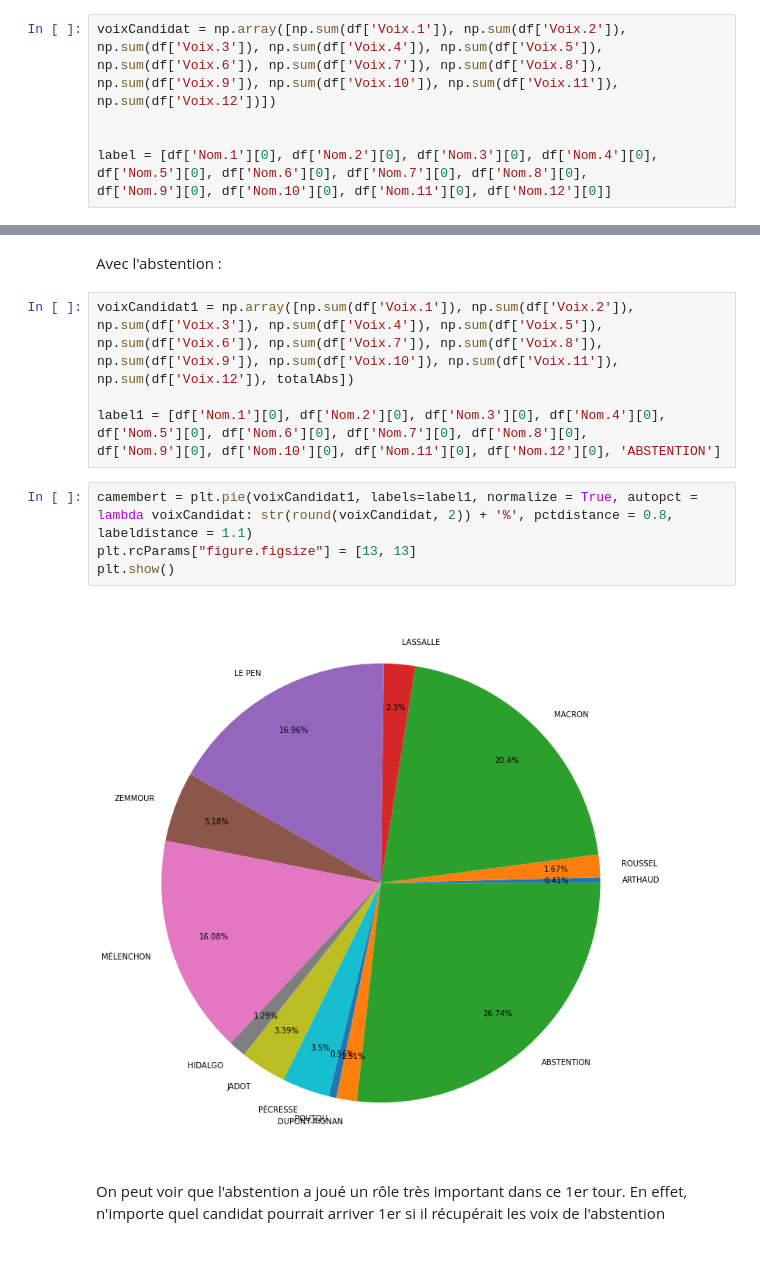
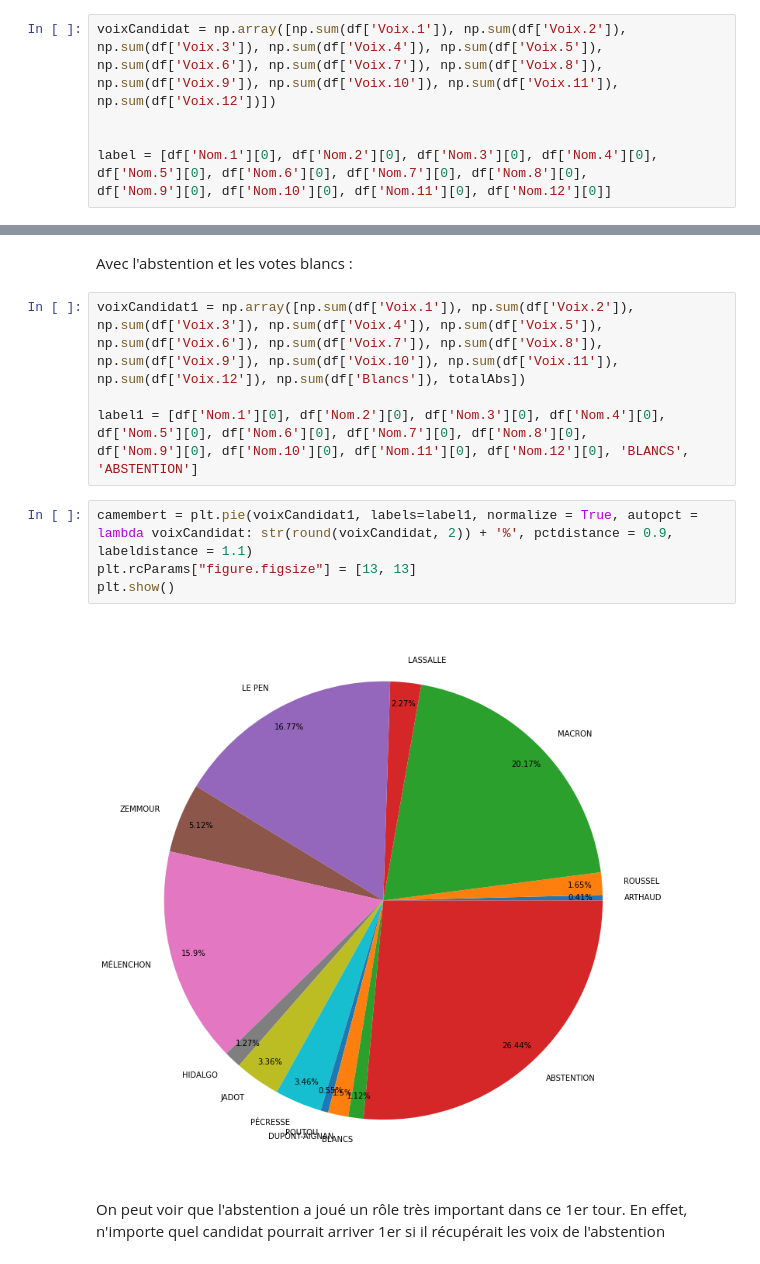
Before and after one commit to BaderEK/AnalyseDeDonnees, a Jupyter notebook: Groupe 2/Groupe 2/rendu.ipynb, the cells around one changed output, grey strips where cells are left out. Cells and saved outputs as stored; diff of their text form.

```diff
--- a/Groupe 2/Groupe 2/rendu.ipynb
+++ b/Groupe 2/Groupe 2/rendu.ipynb
@@ -84,17 +91,17 @@ plt.show()
 # %% [markdown]
-Avec l'abstention :
+Avec l'abstention et les votes blancs :
 # %%
 voixCandidat1 = np.array([np.sum(df['Voix.1']), np.sum(df['Voix.2']), np.sum(df['Voix.3']), np.sum(df['Voix.4']), np.sum(df['Voix.5']),
-np.sum(df['Voix.6']), np.sum(df['Voix.7']), np.sum(df['Voix.8']), np.sum(df['Voix.9']), np.sum(df['Voix.10']), np.sum(df['Voix.11']), np.sum(df['Voix.12']), totalAbs])
+np.sum(df['Voix.6']), np.sum(df['Voix.7']), np.sum(df['Voix.8']), np.sum(df['Voix.9']), np.sum(df['Voix.10']), np.sum(df['Voix.11']), np.sum(df['Voix.12']), np.sum(df['Blancs']), totalAbs])
 
 label1 = [df['Nom.1'][0], df['Nom.2'][0], df['Nom.3'][0], df['Nom.4'][0], df['Nom.5'][0], df['Nom.6'][0], df['Nom.7'][0], df['Nom.8'][0],
-df['Nom.9'][0], df['Nom.10'][0], df['Nom.11'][0], df['Nom.12'][0], 'ABSTENTION']
+df['Nom.9'][0], df['Nom.10'][0], df['Nom.11'][0], df['Nom.12'][0], 'BLANCS', 'ABSTENTION']
 # %%
-camembert = plt.pie(voixCandidat1, labels=label1, normalize = True, autopct = lambda voixCandidat: str(round(voixCandidat, 2)) + '%', pctdistance = 0.8, labeldistance = 1.1)
+camembert = plt.pie(voixCandidat1, labels=label1, normalize = True, autopct = lambda voixCandidat: str(round(voixCandidat, 2)) + '%', pctdistance = 0.9, labeldistance = 1.1)
 plt.rcParams["figure.figsize"] = [13, 13]
 plt.show()
 # %% [output]
-[figure, old version]
+[figure, new version]
 # %% [markdown]
 On peut voir que l'abstention a joué un rôle très important dans ce 1er tour.
 En effet, n'importe quel candidat pourrait arriver 1er si il récupérait les voix de l'abstention
```
Also changed, not shown: parts of 5 cells of this notebook.
